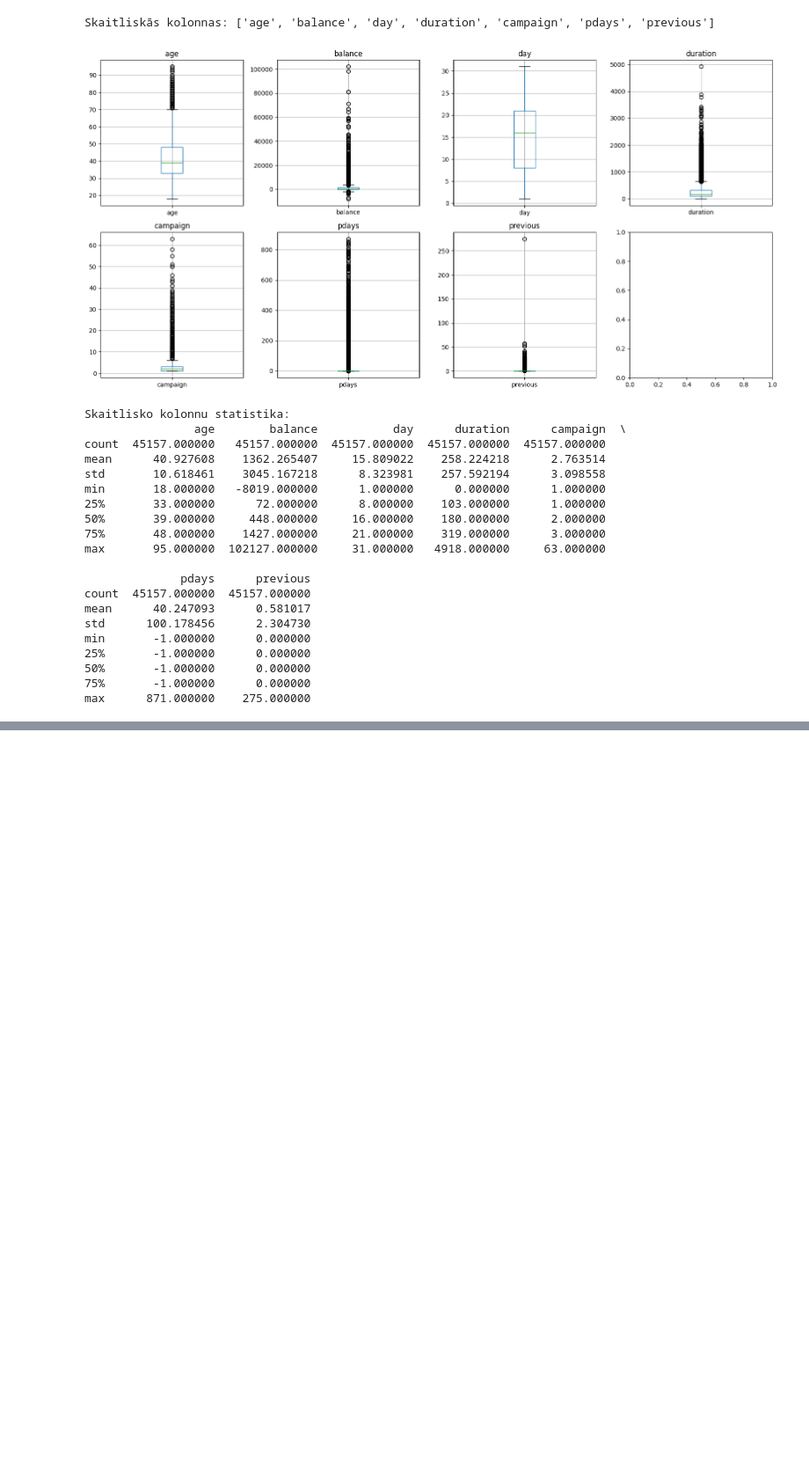
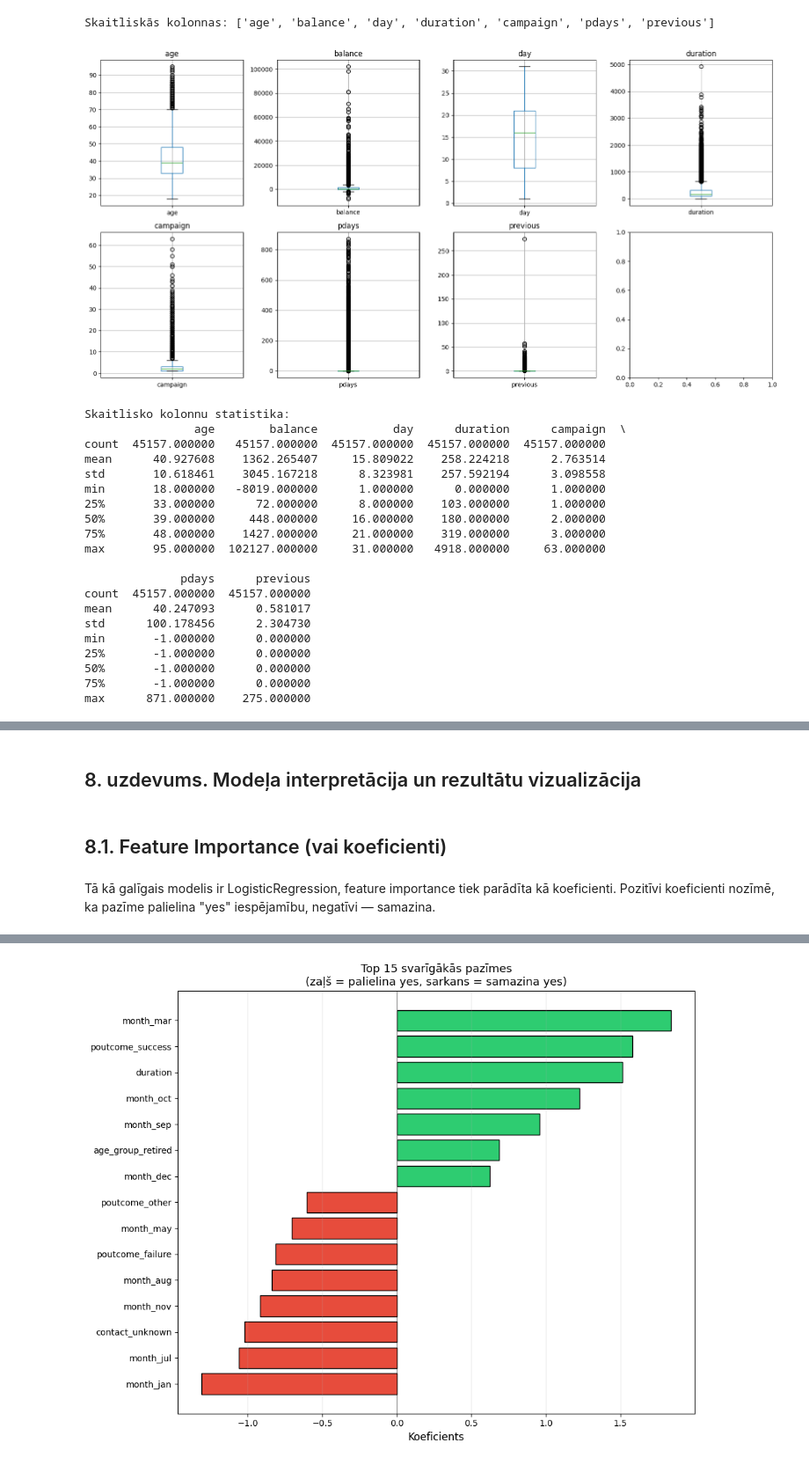
Before and after one commit to Mara-Medne/fita-ml-course, a Jupyter notebook: week4/week4_homework.ipynb, the cells around one changed output, grey strips where cells are left out. Shown at 88% size. Drawn from its saved outputs; the diff is of its cells as text; code cells hidden in the pictures; blank space fills up the shorter version.

```diff
--- a/week4/week4_homework.ipynb
+++ b/week4/week4_homework.ipynb
@@ -319,0 +650,14 @@ max      871.000000    275.000000
+# %%
+from sklearn.model_selection import StratifiedKFold
+
+# Stratificēta cross-validation — nodrošina vienādu yes/no % katrā fold
+skf = StratifiedKFold(n_splits=5, shuffle=True, random_state=42)
+
+print("=== MODEĻI AR STRATIFIED CV ===\n")
+results_strat = {}
+for name, pipe in models.items():
+    print(f"Trenē {name}...")
+    scores = cross_val_score(pipe, X, y, cv=skf, scoring='f1', n_jobs=-1)
+    results_strat[name] = scores
+    print(f"  F1: {scores.mean():.4f} ± {scores.std():.4f}")
+    print(f"  Katrs fold: {scores.round(4)}\n")
@@ -319,0 +879,57 @@ max      871.000000    275.000000
+# %% [markdown]
+## 8. uzdevums. Modeļa interpretācija un rezultātu vizualizācija
+# %% [markdown]
+## 8.1. Feature Importance (vai koeficienti)
+# %% [markdown]
+Tā kā galīgais modelis ir LogisticRegression, feature importance tiek parādīta kā koeficienti. Pozitīvi koeficienti nozīmē, ka pazīme palielina "yes" iespējamību, negatīvi — samazina.
+# %%
+# Treniņām pilnu modeli uz visiem datiem (labākajiem parametriem)
+final_model = Pipeline([
+    ('preprocessor', preprocessor),
+    ('classifier', LogisticRegression(
+        max_iter=1000,
+        random_state=42,
+        class_weight='balanced',
+        C=1.0,
+        penalty='l2',
+        solver='lbfgs'
+    ))
+])
+
+final_model.fit(X, y)
+
+# Iegūstam feature names pēc OneHot Encoding
+feature_names = (
+    numeric_cols +
+    list(final_model.named_steps['preprocessor']
+         .named_transformers_['cat']
+         .named_steps['onehot']
+         .get_feature_names_out(categorical_cols))
+)
+
+# Koeficienti
+coefficients = final_model.named_steps['classifier'].coef_[0]
+
+# DataFrame ar koeficientiem
+coef_df = pd.DataFrame({
+    'Feature': feature_names,
+    'Coefficient': coefficients,
+    'Abs_Coefficient': np.abs(coefficients)
+}).sort_values('Abs_Coefficient', ascending=False)
+
+print("=== TOP 15 SVARĪGĀKĀS PAZĪMES ===\n")
+print(coef_df.head(15).to_string(index=False))
+
+# Vizualizācija — Top 15 pēc absolūtās vērtības
+top_15 = coef_df.head(15).sort_values('Coefficient')
+
+fig, ax = plt.subplots(figsize=(10, 8))
+colors = ['#E74C3C' if c < 0 else '#2ECC71' for c in top_15['Coefficient']]
+ax.barh(top_15['Feature'], top_15['Coefficient'], color=colors, edgecolor='black')
+ax.set_xlabel('Koeficients', fontsize=12)
+ax.set_title('Top 15 svarīgākās pazīmes\n(zaļš = palielina yes, sarkans = samazina yes)', fontsize=13)
+ax.axvline(x=0, color='black', linestyle='-', linewidth=0.5)
+ax.grid(axis='x', alpha=0.3)
+plt.tight_layout()
+plt.show()
+# %% [output]
@@ -319,0 +954 @@ max      871.000000    275.000000
+[figure, added]
```
Also changed, not shown: parts of 40 cells of this notebook.
